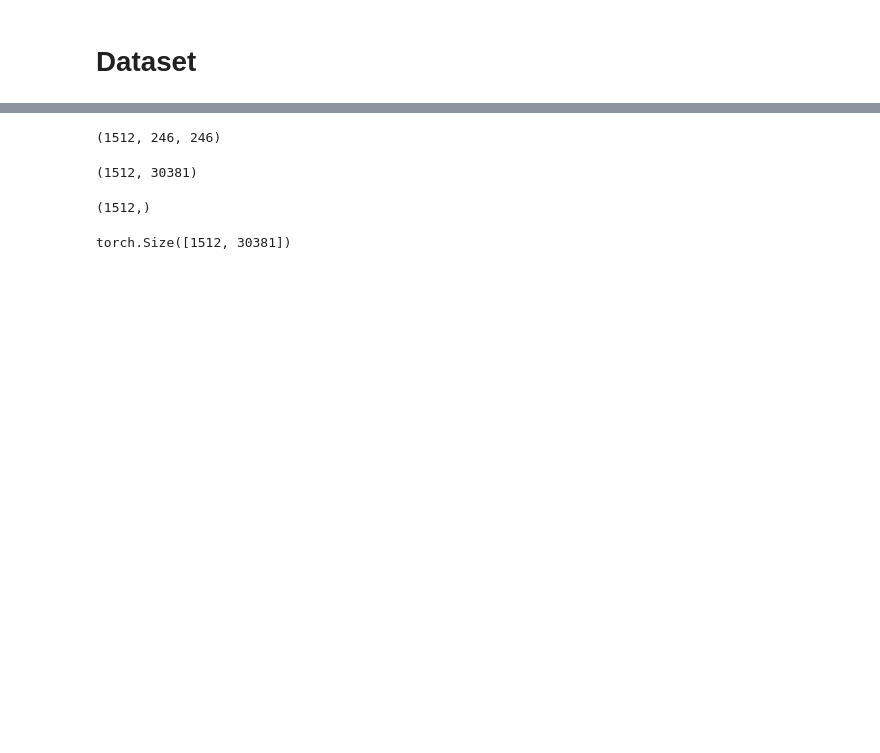
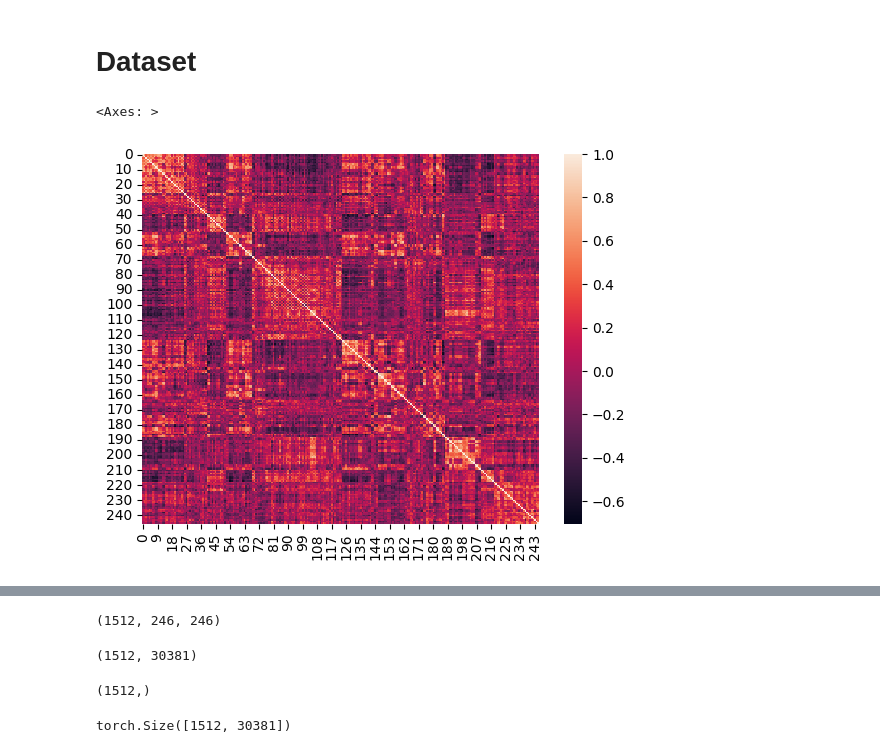
Before and after one commit to mishadobrits/mri_processing, a Jupyter notebook: FLNEt.ipynb, the cells around one changed output, grey strips where cells are left out. Saved outputs shown, nothing was run; the diff lists cells and outputs as text; code cells hidden in the pictures; blank space fills up the shorter version.

```diff
--- a/FLNEt.ipynb
+++ b/FLNEt.ipynb
@@ -131,3 +138,10 @@ sns.heatmap(corr_matrix)
 # Dataset
 # %%
 data = items['Brainnetome']['rmet']
+# %%
+corr_mat1 = np.corrcoef(data[0][0], rowvar=False)
+# %%
+sns.heatmap(corr_mat1)
+# %% [output]
+<Axes: >
+[figure, added]
```
Also changed, not shown: parts of 36 cells of this notebook.
